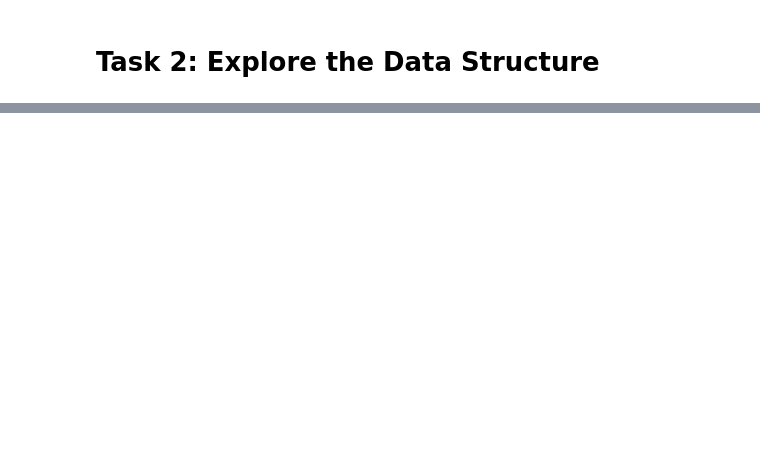
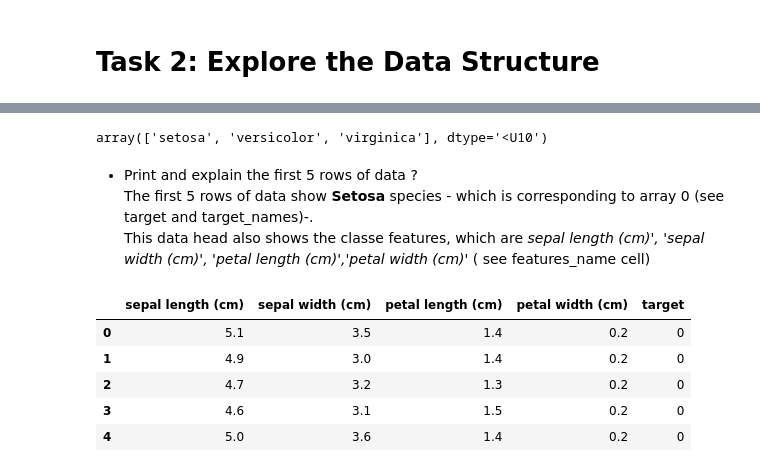
Before and after one commit to Maroua-El-Imame/principles_of_data_analytics, a Jupyter notebook: tasks.ipynb, the cells around one changed output, grey strips where cells are left out. Saved outputs shown, nothing was run; the diff lists cells and outputs as text; code cells hidden in the pictures; blank space fills up the shorter version.

```diff
--- a/tasks.ipynb
+++ b/tasks.ipynb
@@ -26,0 +93,19 @@ data = skl.datasets.load_iris()
+# %%
+# show target names
+data['target_names']
+# %% [output]
+array(['setosa', 'versicolor', 'virginica'], dtype='<U10')
+# %% [markdown]
+- Print and explain the first 5 rows of data ?
+    The first 5 rows of data show **Setosa** species -  which is corresponding to array 0 (see target and target_names)-.
+    This data head also shows the classe features, which are *sepal length (cm)', 'sepal width (cm)', 'petal length (cm)','petal width (cm)'* ( see features_name cell)
+# %%
+# the first 5 rows of dataset
+df.head()
+# %% [output]
+|  | sepal length (cm) | sepal width (cm) | petal length (cm) | petal width (cm) | target |
+| 0 | 5.1 | 3.5 | 1.4 | 0.2 | 0 |
+| 1 | 4.9 | 3.0 | 1.4 | 0.2 | 0 |
+| 2 | 4.7 | 3.2 | 1.3 | 0.2 | 0 |
+| 3 | 4.6 | 3.1 | 1.5 | 0.2 | 0 |
+| 4 | 5.0 | 3.6 | 1.4 | 0.2 | 0 |
```
Also changed, not shown: parts of 37 cells of this notebook.
